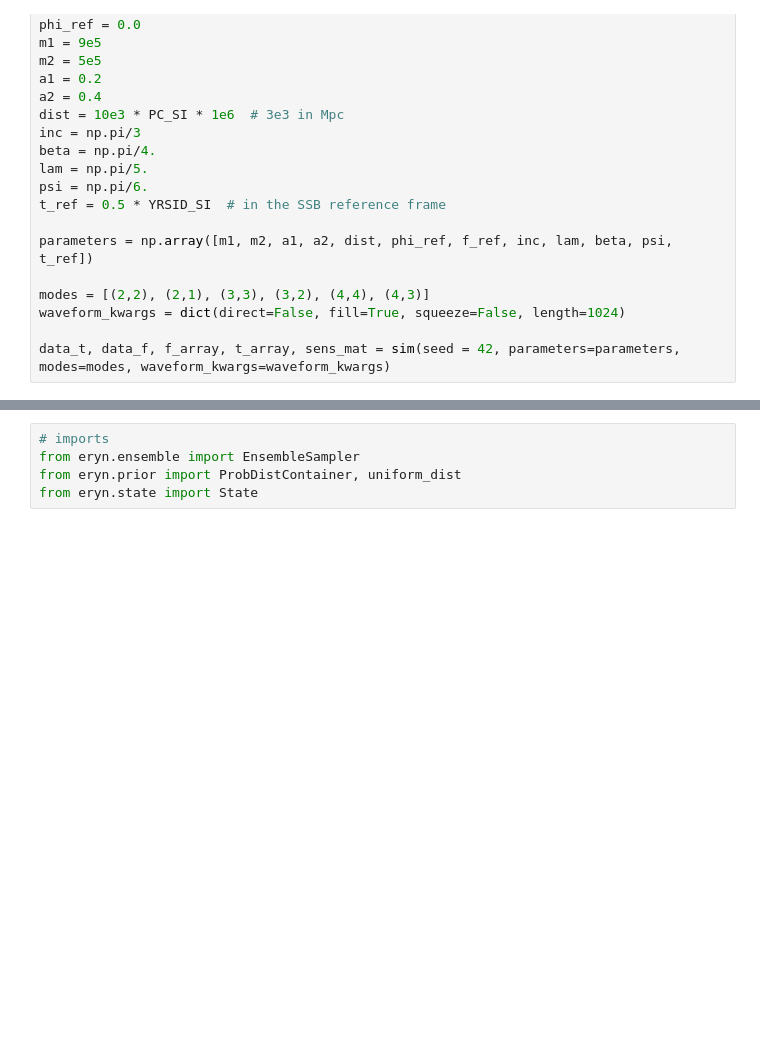
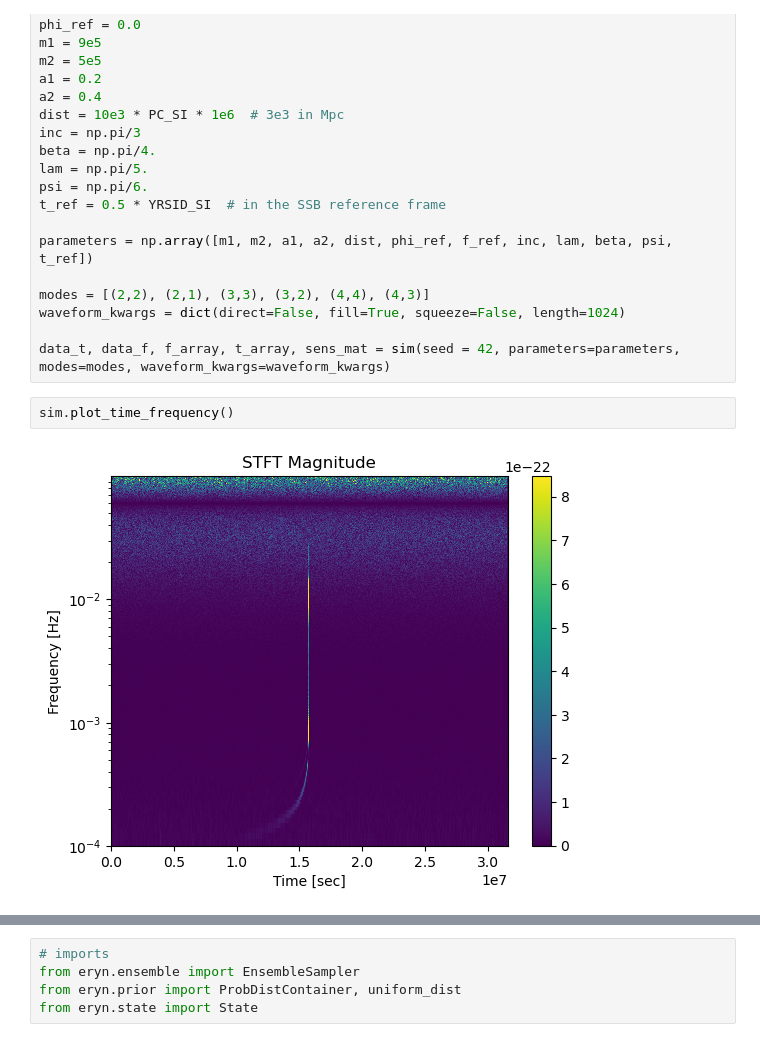
Before and after one commit to manishprasad0/LISA_Master_Thesis, a Jupyter notebook: time_freq_mcmc.ipynb, the cells around one changed output, grey strips where cells are left out. Drawn from its saved outputs; the diff is of its cells as text; blank space fills up the shorter version.

```diff
--- a/time_freq_mcmc.ipynb
+++ b/time_freq_mcmc.ipynb
@@ -47,3 +52,7 @@ modes = [(2,2), (2,1), (3,3), (3,2), (4,4), (4,3)]
 waveform_kwargs = dict(direct=False, fill=True, squeeze=False, length=1024)
 
 data_t, data_f, f_array, t_array, sens_mat = sim(seed = 42, parameters=parameters, modes=modes, waveform_kwargs=waveform_kwargs)
+# %%
+sim.plot_time_frequency()
+# %% [output]
+[figure, added]
```
Also changed, not shown: parts of 9 cells of this notebook, 10 other files.
